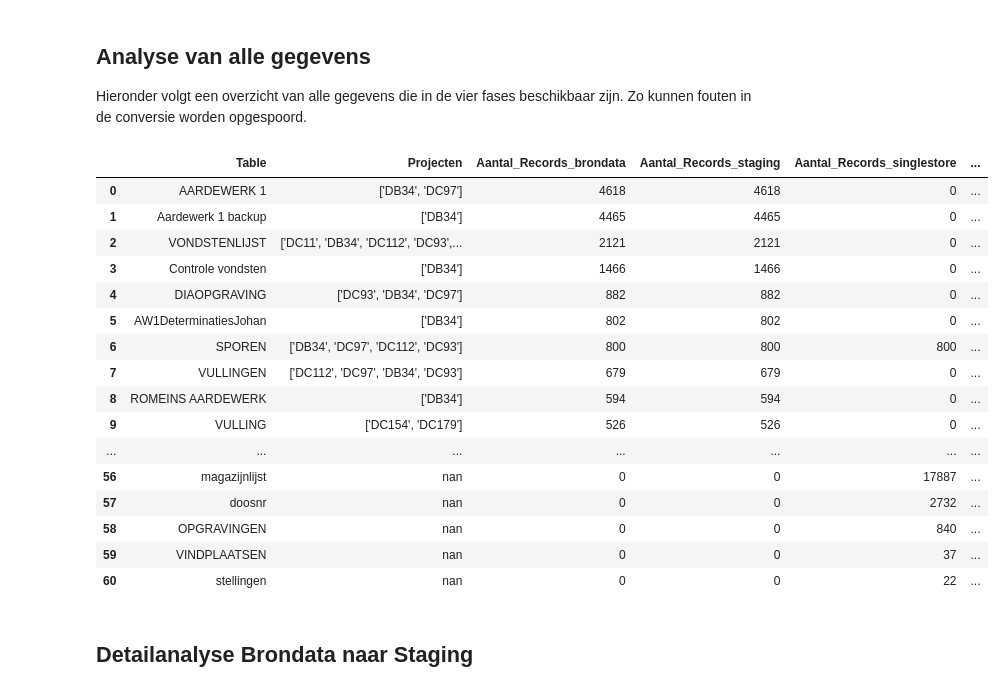
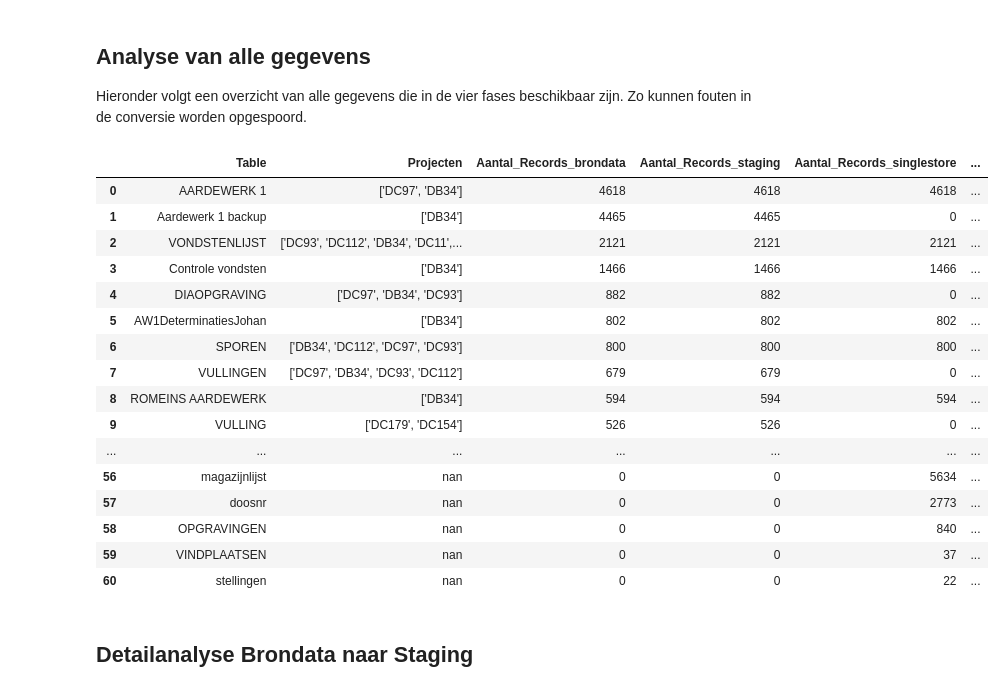
Before and after one commit to brienen/wasstraat_archeologische_data, a Jupyter notebook: notebooks/Analyse Tables.ipynb, the cells around one changed output. Drawn from its saved outputs; the diff is of its cells as text; code cells hidden in the pictures.

```diff
--- a/notebooks/Analyse Tables.ipynb
+++ b/notebooks/Analyse Tables.ipynb
@@ -63,7 +63,7 @@ df_staging.head(5)
 grp_aggr = [{'$group': {'_id': {'project': "$brondata.project", 'table': "$brondata.table"},'teller': {"$sum": 1}}}
            ,{'$replaceRoot': {'newRoot': {'project': "$_id.project", 'table': "$_id.table", 'teller': "$teller"}}}]
 
-df_singlestore = AggregateData(pd.DataFrame(list(analyseColClean.aggregate(grp_aggr))), 'SingleStore')
+df_singlestore = AggregateData(pd.DataFrame(list(analyseCol.aggregate(grp_aggr))), 'SingleStore')
 df_singlestore.head(50)
 # %% [output]
 |  | Table | Projecten | Aantal_Records | Aantal_tabellen | Stage |
@@ -79,0 +86,6 @@ df_singlestore.head(50)
+# %%
+grp_aggr = [{'$group': {'_id': {'project': "$brondata.project", 'table': "$brondata.table"},'teller': {"$sum": 1}}}
+           ,{'$replaceRoot': {'newRoot': {'project': "$_id.project", 'table': "$_id.table", 'teller': "$teller"}}}]
+
+df_singlestoreclean = AggregateData(pd.DataFrame(list(analyseColClean.aggregate(grp_aggr))), 'SingleStoreClean')
+df_singlestoreclean.head(50)
@@ -84,13 +109,13 @@ regexProject = re.compile(r'\'project\': \'(.*?)\'') # regex to replace Object
 
 def getTable(brondata):
     #print(brondata)
-    if not brondata or brondata != "":
+    if brondata is None or brondata != "":
         return regexTable.search(brondata).group(1)
     else:
         return ""
 def getProject(brondata):
     #print(brondata)
-    if not brondata or brondata != "":
+    if brondata is None or brondata != "":
         return regexProject.search(brondata).group(1)
     else:
         return ""
@@ -102,13 +127,13 @@ with engine.connect() as connection:
     for table in lst_tables:
         df = pd.read_sql_query('SELECT brondata from "' + table + '"', connection)
 
-        table_series = pd.Series(df.apply(lambda x: getTable(x['brondata']), axis=1))
-        project_series = pd.Series(df.apply(lambda x: getProject(x['brondata']), axis=1))
-        frame = { 'table': table_series, 'project': project_series }
-        df_tables_projects = pd.concat([df_tables_projects, pd.DataFrame(frame).groupby(['project', 'table']).size().reset_index(name='teller')])
+        df_out = pd.DataFrame()
+        df_out['table'] = df.apply(lambda x: getTable(x['brondata']), axis=1)
+        df_out['project'] = df.apply(lambda x: getProject(x['brondata']), axis=1)
+        df_tables_projects = pd.concat([df_tables_projects, pd.DataFrame(df_out).groupby(['project', 'table']).size().reset_index(name='teller')])
 
 df_doelsysteem = AggregateData(df_tables_projects, 'Doelsysteem')
-df_doelsysteem.head(5)
+df_doelsysteem.head(50)
 # %% [output]
 |  | Table | Projecten | Aantal_Records | Aantal_tabellen | Stage |
 | 0 | magazijnlijst | [MAGAZIJN] | 5634 | 1 | Doelsysteem |
@@ -122,34 +146,37 @@ df_doelsysteem.head(5)
 Hieronder volgt een overzicht van alle gegevens die in de vier fases beschikbaar zijn. Zo kunnen fouten in de conversie worden opgespoord.
 # %%
 def getOverview(OnWhat):
-    lst_countColumns = [OnWhat + '_brondata', OnWhat + '_staging', OnWhat + '_singlestore', OnWhat + '_doelsysteem']
+    lst_countColumns = [OnWhat + '_brondata', OnWhat + '_staging', OnWhat + '_singlestore', OnWhat + '_singlestoreclean', OnWhat + '_doelsysteem']
 
     df = df_brondata[['Table', 'Projecten', OnWhat]].merge(df_staging[['Table', OnWhat]], on=['Table'], how='outer', suffixes=("_brondata", "_staging"))
     df = df.merge(df_singlestore[['Table', OnWhat]], on=['Table'], how='outer', suffixes=("_staging", "_singlestore"))
-    df = df.merge(df_doelsysteem[['Table', OnWhat]], on=['Table'], how='outer', suffixes=("_singlestore", "_doelsysteem"))
+    df = df.merge(df_singlestoreclean[['Table', OnWhat]], on=['Table'], how='outer', suffixes=("_singlestore", "_singlestoreclean"))
+    df = df.merge(df_doelsysteem[['Table', OnWhat]], on=['Table'], how='outer', suffixes=("_singlestoreclean", "_doelsysteem"))
+
     df = df.sort_values(OnWhat+ '_brondata', ascending=False)
+    df.rename(columns={'Aantal_Records': 'Aantal_Records_doelsysteem'}, inplace=True)
     df[lst_countColumns] = df[lst_countColumns].fillna(0)
     df[lst_countColumns] = df[lst_countColumns].astype(int, errors='ignore')
     df = df.style.bar(subset=lst_countColumns, color='#5fba7d', vmax=6000)
 
     return df
 
 getOverview('Aantal_Records')
 # %% [output]
 |  | Table | Projecten | Aantal_Records_brondata | Aantal_Records_staging | Aantal_Records_singlestore | ... |
-| 0 | AARDEWERK 1 | ['DB34', 'DC97'] | 4618 | 4618 | 0 | ... |
+| 0 | AARDEWERK 1 | ['DC97', 'DB34'] | 4618 | 4618 | 4618 | ... |
 | 1 | Aardewerk 1 backup | ['DB34'] | 4465 | 4465 | 0 | ... |
-| 2 | VONDSTENLIJST | ['DC11', 'DB34', 'DC112', 'DC93',... | 2121 | 2121 | 0 | ... |
-| 3 | Controle vondsten | ['DB34'] | 1466 | 1466 | 0 | ... |
-| 4 | DIAOPGRAVING | ['DC93', 'DB34', 'DC97'] | 882 | 882 | 0 | ... |
-| 5 | AW1DeterminatiesJohan | ['DB34'] | 802 | 802 | 0 | ... |
-| 6 | SPOREN | ['DB34', 'DC97', 'DC112', 'DC93'] | 800 | 800 | 800 | ... |
-| 7 | VULLINGEN | ['DC112', 'DC97', 'DB34', 'DC93'] | 679 | 679 | 0 | ... |
-| 8 | ROMEINS AARDEWERK | ['DB34'] | 594 | 594 | 0 | ... |
-| 9 | VULLING | ['DC154', 'DC179'] | 526 | 526 | 0 | ... |
+| 2 | VONDSTENLIJST | ['DC93', 'DC112', 'DB34', 'DC11',... | 2121 | 2121 | 2121 | ... |
+| 3 | Controle vondsten | ['DB34'] | 1466 | 1466 | 1466 | ... |
+| 4 | DIAOPGRAVING | ['DC97', 'DB34', 'DC93'] | 882 | 882 | 0 | ... |
+| 5 | AW1DeterminatiesJohan | ['DB34'] | 802 | 802 | 802 | ... |
+| 6 | SPOREN | ['DB34', 'DC112', 'DC97', 'DC93'] | 800 | 800 | 800 | ... |
+| 7 | VULLINGEN | ['DC97', 'DB34', 'DC93', 'DC112'] | 679 | 679 | 0 | ... |
+| 8 | ROMEINS AARDEWERK | ['DB34'] | 594 | 594 | 594 | ... |
+| 9 | VULLING | ['DC179', 'DC154'] | 526 | 526 | 0 | ... |
 | ... | ... | ... | ... | ... | ... | ... |
-| 56 | magazijnlijst | nan | 0 | 0 | 17887 | ... |
-| 57 | doosnr | nan | 0 | 0 | 2732 | ... |
+| 56 | magazijnlijst | nan | 0 | 0 | 5634 | ... |
+| 57 | doosnr | nan | 0 | 0 | 2773 | ... |
 | 58 | OPGRAVINGEN | nan | 0 | 0 | 840 | ... |
 | 59 | VINDPLAATSEN | nan | 0 | 0 | 37 | ... |
 | 60 | stellingen | nan | 0 | 0 | 22 | ... |
```
Also changed, not shown: parts of 8 cells of this notebook, 4 other files.
